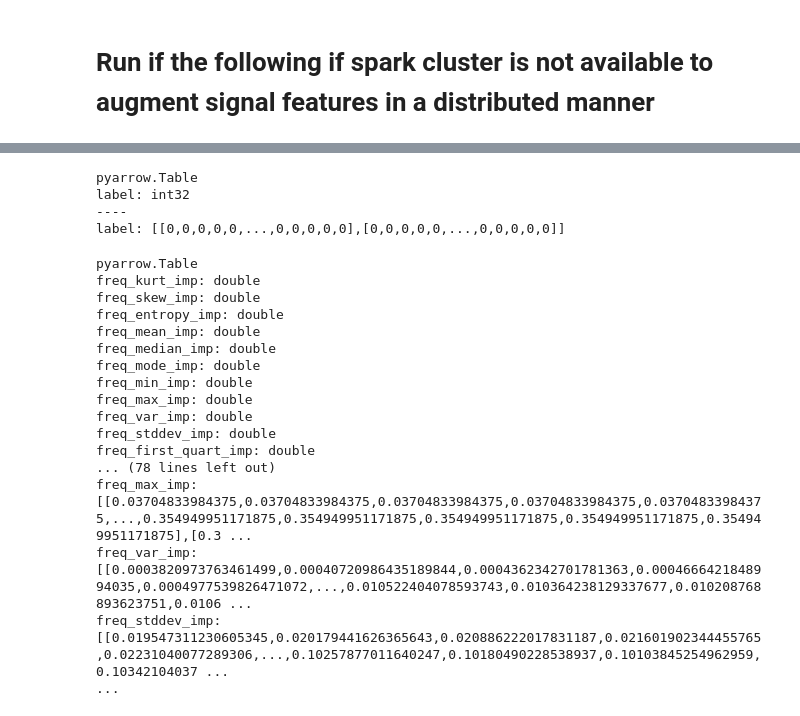
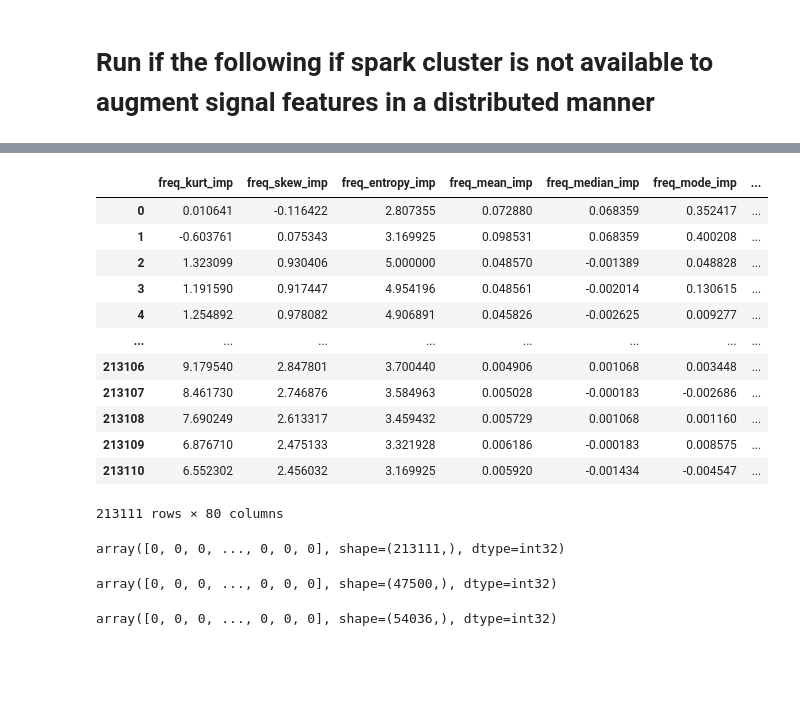
Before and after one commit to 08Aristodemus24/signal-gender-predictor, a Jupyter notebook: scripts/augment_signals.ipynb, the cells around one changed output, grey strips where cells are left out. Drawn from its saved outputs; the diff is of its cells as text; code cells hidden in the pictures; blank space fills up the shorter version.

```diff
--- a/scripts/augment_signals.ipynb
+++ b/scripts/augment_signals.ipynb
@@ -605,7 +609,7 @@ test_df_augmented.count()
 # %% [markdown]
 # Run if the following if spark cluster is not available to augment signal features in a distributed manner
 # %%
-train_data_df = pq.read_table(
+train_data_table = pq.read_table(
     os.path.join(
         SILVER_DATA_DIR.format(
             DATA_DIR=DATA_DIR,
@@ -615,7 +619,7 @@ train_data_df = pq.read_table(
         "train_data.parquet"
     ).replace("\\", "/")
 )
-train_data_df
+train_data_table
 # %% [output]
 pyarrow.Table
 freq_kurt_imp: double
@@ -721,27 +728,34 @@ smt = SMOTE()
+# %%
+train_data_table.select(feat_cols).to_pandas()
+# %% [output]
+|  | freq_kurt_imp | freq_skew_imp | freq_entropy_imp | freq_mean_imp | freq_median_imp | freq_mode_imp | ... |
+| 0 | 0.010641 | -0.116422 | 2.807355 | 0.072880 | 0.068359 | 0.352417 | ... |
+| 1 | -0.603761 | 0.075343 | 3.169925 | 0.098531 | 0.068359 | 0.400208 | ... |
+| 2 | 1.323099 | 0.930406 | 5.000000 | 0.048570 | -0.001389 | 0.048828 | ... |
+| 3 | 1.191590 | 0.917447 | 4.954196 | 0.048561 | -0.002014 | 0.130615 | ... |
+| 4 | 1.254892 | 0.978082 | 4.906891 | 0.045826 | -0.002625 | 0.009277 | ... |
+| ... | ... | ... | ... | ... | ... | ... | ... |
+| 213106 | 9.179540 | 2.847801 | 3.700440 | 0.004906 | 0.001068 | 0.003448 | ... |
+| 213107 | 8.461730 | 2.746876 | 3.584963 | 0.005028 | -0.000183 | -0.002686 | ... |
+| 213108 | 7.690249 | 2.613317 | 3.459432 | 0.005729 | 0.001068 | 0.001160 | ... |
+| 213109 | 6.876710 | 2.475133 | 3.321928 | 0.006186 | -0.000183 | 0.008575 | ... |
+| 213110 | 6.552302 | 2.456032 | 3.169925 | 0.005920 | -0.001434 | -0.004547 | ... |
+213111 rows × 80 columns
 # %%
-train_data_df.select(["label"])
+train_output = train_data_table.select(["label"]).to_pandas().to_numpy().ravel()
+train_input = train_data_table.select(feat_cols).to_pandas().to_numpy()
+train_output
 # %% [output]
-pyarrow.Table
-label: int32
-----
-label: [[0,0,0,0,0,...,0,0,0,0,0],[0,0,0,0,0,...,0,0,0,0,0]]
+array([0, 0, 0, ..., 0, 0, 0], shape=(213111,), dtype=int32)
-# %%
-train_data_df.select(feat_cols)
-# %% [output]
-pyarrow.Table
-freq_kurt_imp: double
-freq_skew_imp: double
-freq_entropy_imp: double
-freq_mean_imp: double
-freq_median_imp: double
-freq_mode_imp: double
-freq_min_imp: double
-freq_max_imp: double
-freq_var_imp: double
-freq_stddev_imp: double
-freq_first_quart_imp: double
-... (78 lines left out)
-freq_max_imp: [[0.03704833984375,0.03704833984375,0.03704833984375,0.03704833984375,0.03704833984375,...,0.354949951171875,0.354949951171875,0.354949951171875,0.354949951171875,0.354949951171875],[0.3 ...
-freq_var_imp: [[0.0003820973763461499,0.00040720986435189844,0.0004362342701781363,0.0004666421848994035,0.0004977539826471072,...,0.010522404078593743,0.010364238129337677,0.010208768893623751,0.0106 ...
-freq_stddev_imp: [[0.019547311230605345,0.020179441626365643,0.020886222017831187,0.021601902344455765,0.02231040077289306,...,0.10257877011640247,0.10180490228538937,0.10103845254962959,0.10342104037 ...
-...
+# %%
+val_output = val_data_table.select(["label"]).to_pandas().to_numpy().ravel()
+val_input = val_data_table.select(feat_cols).to_pandas().to_numpy()
+val_output
+# %% [output]
+array([0, 0, 0, ..., 0, 0, 0], shape=(47500,), dtype=int32)
+# %%
+test_output = test_data_table.select(["label"]).to_pandas().to_numpy().ravel()
+test_input = test_data_table.select(feat_cols).to_pandas().to_numpy()
+test_output
+# %% [output]
+array([0, 0, 0, ..., 0, 0, 0], shape=(54036,), dtype=int32)
```
Also changed, not shown: parts of 33 cells of this notebook, 3 other files.
